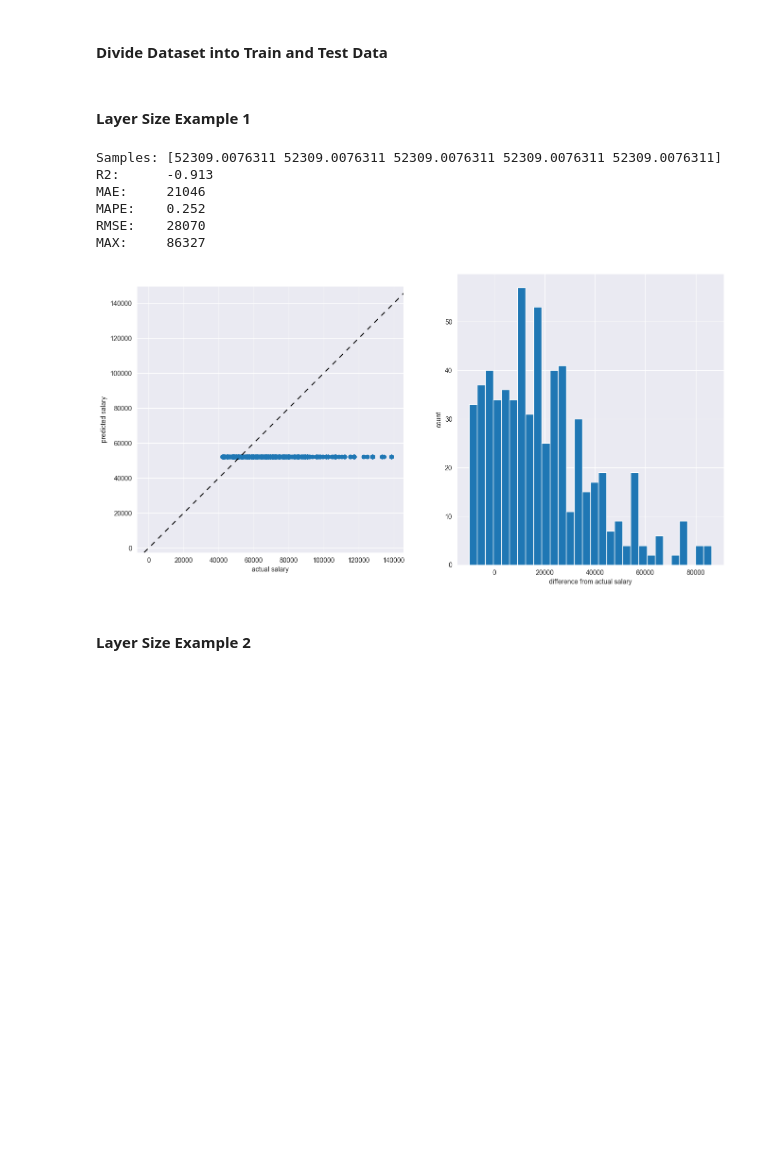
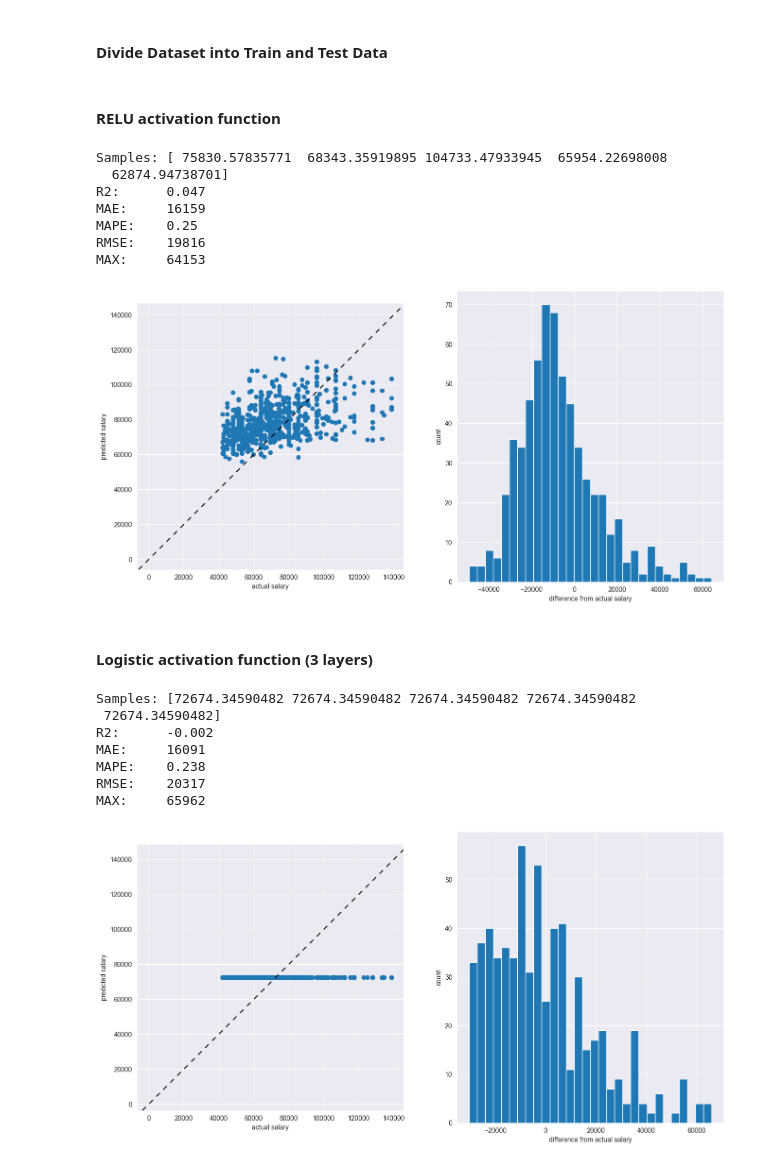
Before and after one commit to LucaF171/DataLiteracyProject, a Jupyter notebook: mlp.ipynb, the cells around one changed output. Cells and saved outputs as stored; diff of their text form; code cells hidden in the pictures; blank space fills up the shorter version.

```diff
--- a/mlp.ipynb
+++ b/mlp.ipynb
@@ -60,8 +60,42 @@ y = df_ger['Salary']
 
 x_train, x_test, y_train, y_test = train_test_split(x, y, test_size=0.3, random_state=1000)
 folds = KFold(n_splits=10, shuffle=True, random_state=100)
-# %% [markdown]
-#### Layer Size Example 1
+# %% [markdown]
+#### RELU activation function
+# %%
+# mlp_regressor = MLPRegressor(hidden_layer_sizes=(50, 20, 3), activation='relu', alpha=0.05, learning_rate='adaptive', learning_rate_init=0.1, max_iter=5000, momentum=0.01, solver='adam')
+mlp_regressor = MLPRegressor(hidden_layer_sizes=(50, 30, 10, 3), activation='relu', alpha=0.05, learning_rate='adaptive', learning_rate_init=0.1, max_iter=5000, momentum=0.01, solver='adam')
+
+mlp_regressor.fit(x_train, y_train)
+prediction_mlp = mlp_regressor.predict(x_test)
+
+r2_scores, mae_scores, mape_scores, rmse_scores, max_scores = calc_scores([mlp_regressor], x_test, y_test)
+print("Samples:", prediction_mlp[:5])
+print("R2:     ", np.round(np.mean(r2_scores), 3))
+print("MAE:    ", np.mean(mae_scores).astype(int))
+print("MAPE:   ", np.round(np.mean(mape_scores), 3))
+print("RMSE:   ", np.mean(rmse_scores).astype(int))
+print("MAX:    ", np.max(max_scores).astype(int))
+
+_, axs = plt.subplots(nrows=1, ncols=2, figsize=(16, 8))
+axs[0].scatter(x=y_test, y=prediction_mlp)
+axs[0].axline((0, 0), slope=1, color="black", linestyle=(0, (5, 5)))
+axs[0].axis('square')
+axs[0].set(xlabel="actual salary", ylabel="predicted salary")
+axs[1].set(xlabel="difference from actual salary", ylabel="count")
+axs[1].hist((y_test-prediction_mlp), bins=30)
+plt.show()
+# %% [output]
+Samples: [ 75830.57835771  68343.35919895 104733.47933945  65954.22698008
+  62874.94738701]
+R2:      0.047
+MAE:     16159
+MAPE:    0.25
+RMSE:    19816
+MAX:     64153
+[figure, added]
+# %% [markdown]
+#### Logistic activation function (3 layers)
 # %%
 mlp_regressor = MLPRegressor(hidden_layer_sizes=(50, 20, 3), activation='logistic', learning_rate_init=1, max_iter=5000, solver='adam')
 
@@ -85,12 +119,11 @@ axs[1].set(xlabel="difference from actual salary", ylabel="count")
 axs[1].hist((y_test-prediction_mlp), bins=30)
 plt.show()
 # %% [output]
-Samples: [52309.0076311 52309.0076311 52309.0076311 52309.0076311 52309.0076311]
-R2:      -0.913
-MAE:     21046
-MAPE:    0.252
-RMSE:    28070
-MAX:     86327
+Samples: [72674.34590482 72674.34590482 72674.34590482 72674.34590482
+ 72674.34590482]
+R2:      -0.002
+MAE:     16091
+MAPE:    0.238
+RMSE:    20317
+MAX:     65962
-[figure, old version]
+[figure, new version]
-# %% [markdown]
-#### Layer Size Example 2
```
Also changed, not shown: parts of 7 cells of this notebook, 3 other files.
